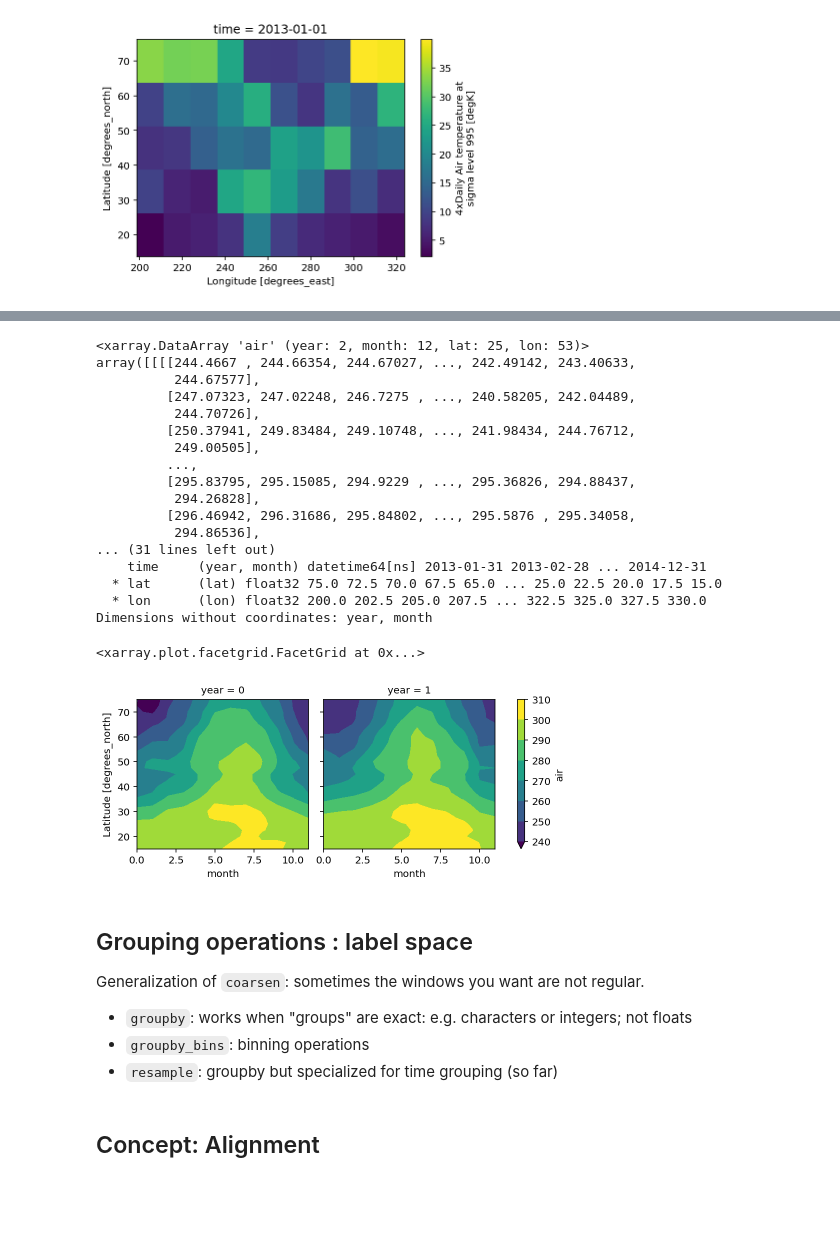
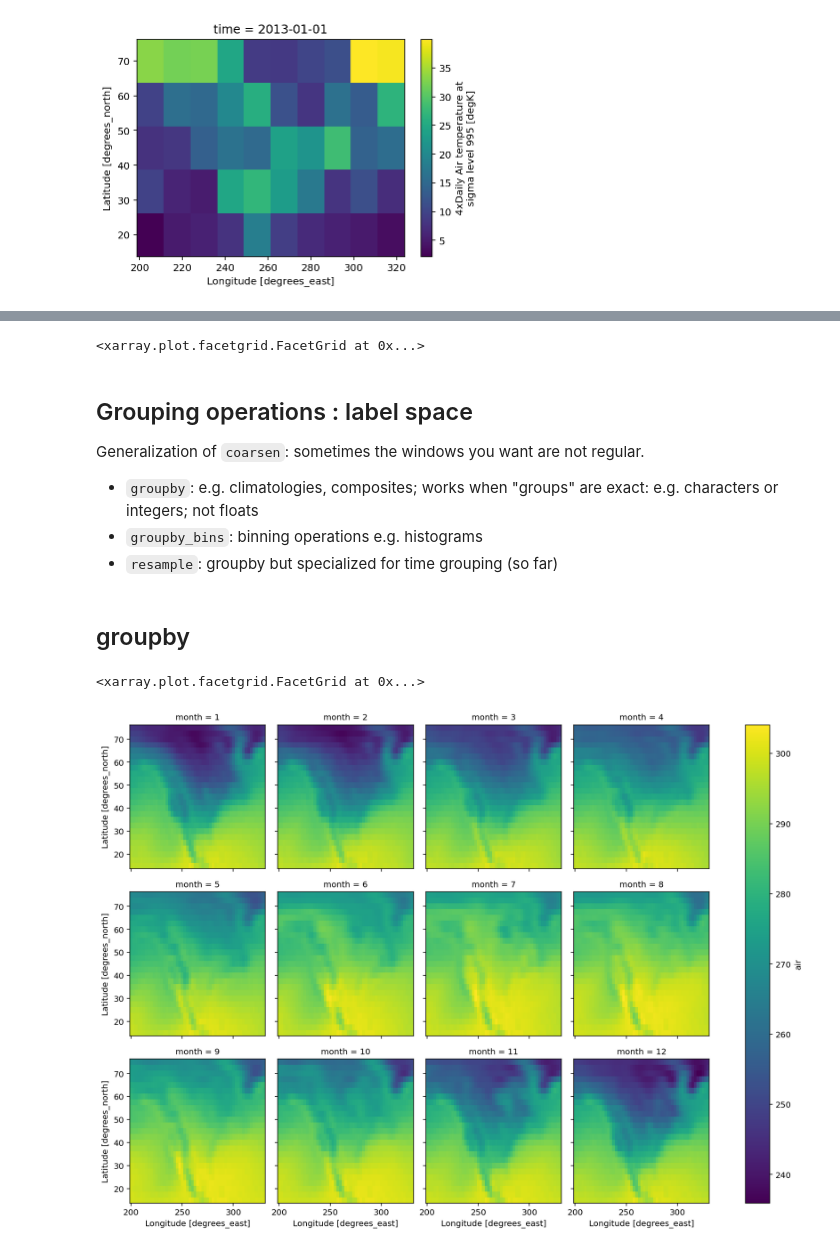
Before and after one commit to dcherian/thinking-like-xarray, a Jupyter notebook: 01-high-level-computation-patterns.ipynb, the cells around one changed output, grey strips where cells are left out. Drawn from its saved outputs; the diff is of its cells as text; code cells hidden in the pictures; blank space fills up the shorter version.

```diff
--- a/01-high-level-computation-patterns.ipynb
+++ b/01-high-level-computation-patterns.ipynb
@@ -34,8 +34,9 @@ Xarray also provides high-level computational patterns that cover most data anal
 # %% [markdown]
 ## Load example dataset
 # %%
+import numpy as np
 import xarray as xr
-xr.set_options(display_style="text")
+xr.set_options(display_style="text", keep_attrs=True)
 
 da = xr.tutorial.load_dataset("air_temperature").air
 monthly = da.resample(time="M").mean()
@@ -142,38 +244,25 @@ Attributes:
 # %%
 # splits time dimension into year x month
 year_month = monthly.coarsen(time=12).construct(time=("year", "month"))
-year_month
+# seasonal cycle for two years
+year_month.sel(lon=250).plot.contourf(col="year", x="month", y="lat", robust=True)
 # %% [output]
-<xarray.DataArray 'air' (year: 2, month: 12, lat: 25, lon: 53)>
-array([[[[244.4667 , 244.66354, 244.67027, ..., 242.49142, 243.40633,
-          244.67577],
-         [247.07323, 247.02248, 246.7275 , ..., 240.58205, 242.04489,
-          244.70726],
-         [250.37941, 249.83484, 249.10748, ..., 241.98434, 244.76712,
-          249.00505],
-         ...,
-         [295.83795, 295.15085, 294.9229 , ..., 295.36826, 294.88437,
-          294.26828],
-         [296.46942, 296.31686, 295.84802, ..., 295.5876 , 295.34058,
-          294.86536],
-... (31 lines left out)
-    time     (year, month) datetime64[ns] 2013-01-31 2013-02-28 ... 2014-12-31
-  * lat      (lat) float32 75.0 72.5 70.0 67.5 65.0 ... 25.0 22.5 20.0 17.5 15.0
-  * lon      (lon) float32 200.0 202.5 205.0 207.5 ... 322.5 325.0 327.5 330.0
-Dimensions without coordinates: year, month
+<xarray.plot.facetgrid.FacetGrid at 0x...>
-# %%
-# seasonal cycle for two years
-year_month.sel(lon=250).plot.contourf(col="year", x="month", y="lat", robust=True)
-# %% [output]
-<xarray.plot.facetgrid.FacetGrid at 0x...>
-[figure, removed]
 # %% [markdown]
 ## Grouping operations : label space
 
 Generalization of ``coarsen``: sometimes the windows you want are not regular.
 
-- ``groupby``: works when "groups" are exact: e.g. characters or integers; not floats
-- ``groupby_bins``: binning operations
+- ``groupby``: e.g. climatologies, composites; works when "groups" are exact: e.g. characters or integers; not floats
+- ``groupby_bins``: binning operations e.g. histograms
 - ``resample``: groupby but specialized for time grouping (so far)
-# %% [markdown]
-## Concept: Alignment
+# %% [markdown]
+## groupby
+# %%
+(
+    da.groupby("time.month").mean()
+    .plot(col="month", col_wrap=4)
+)
+# %% [output]
+<xarray.plot.facetgrid.FacetGrid at 0x...>
+[figure, added]
```
Also changed, not shown: parts of 35 cells of this notebook.
